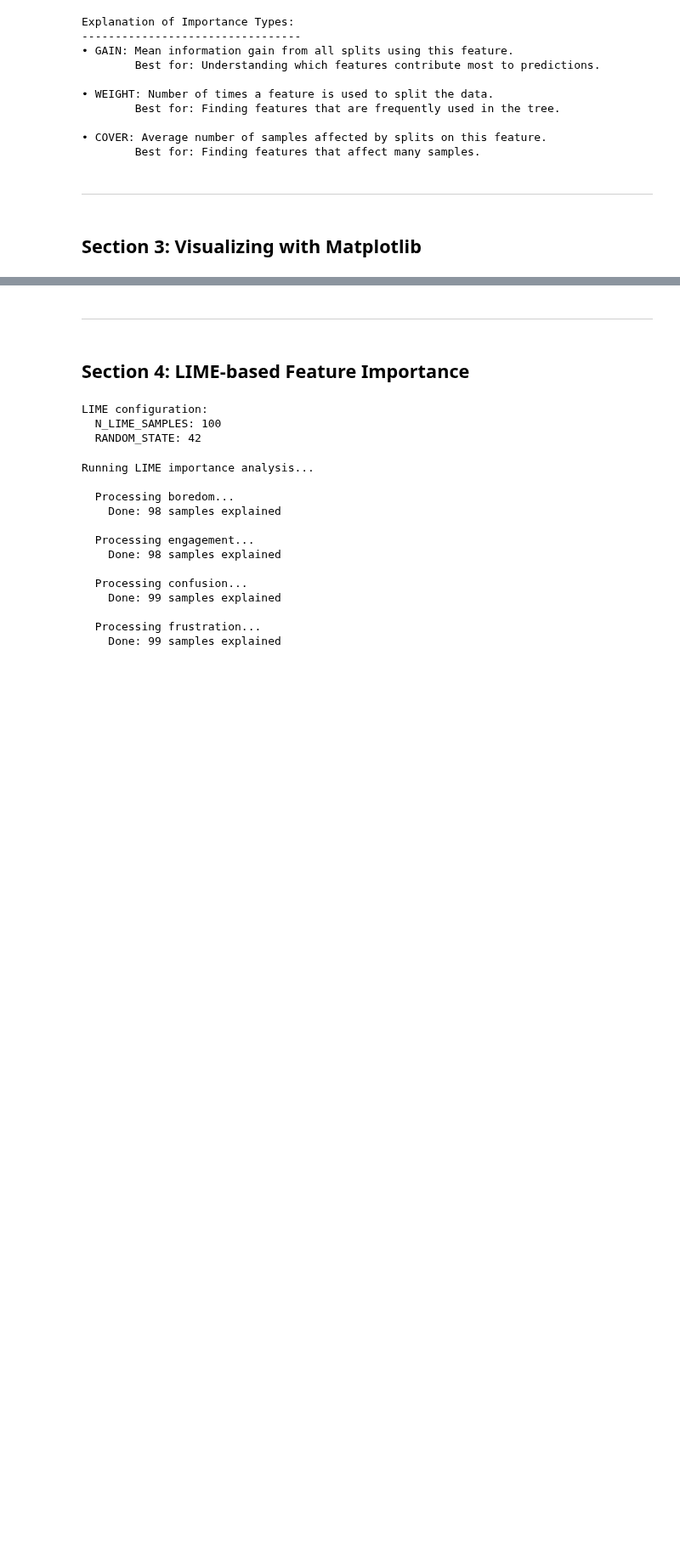
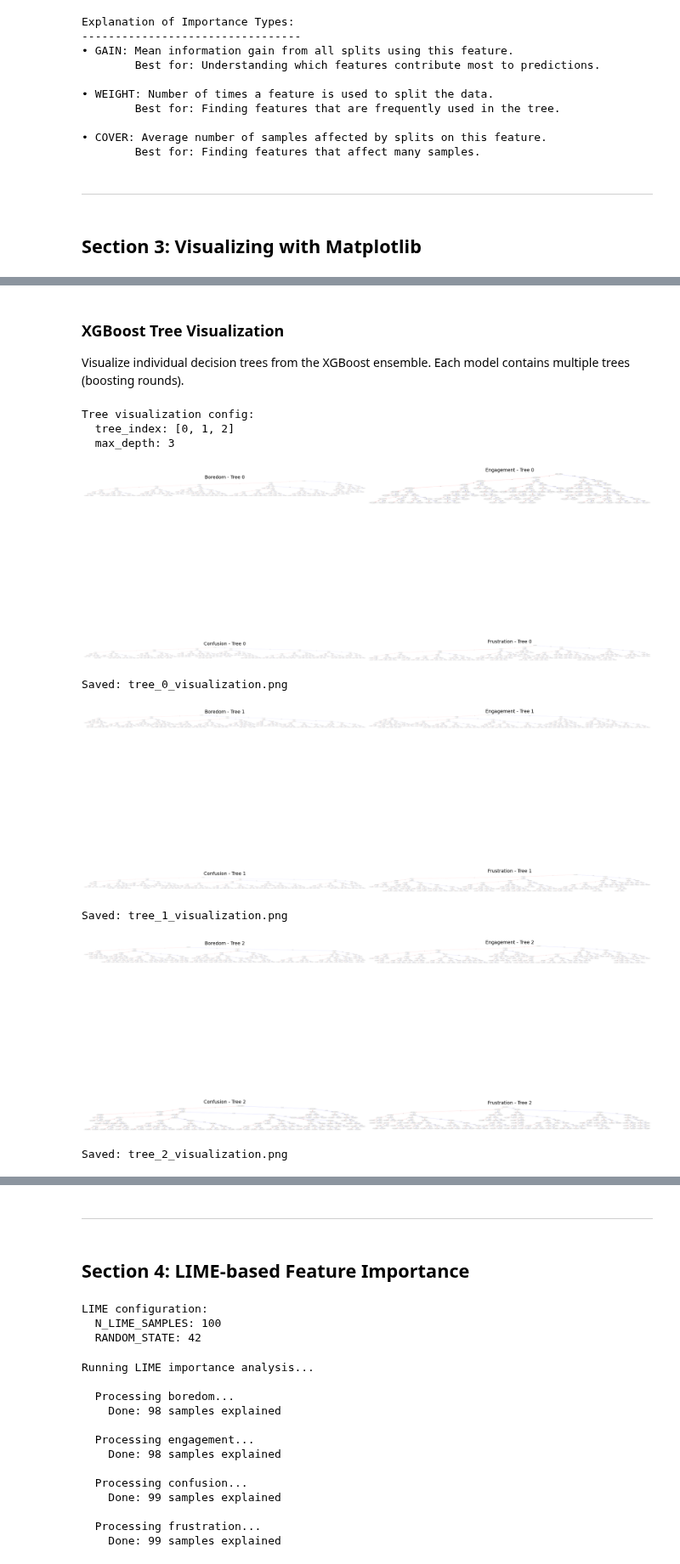
Before and after one commit to Hengborann-Moul/78D-XGBoost, a Jupyter notebook: notebooks/feature-importance-study.ipynb, the cells around one changed output, grey strips where cells are left out. Shown at 85% size. Drawn from its saved outputs; the diff is of its cells as text; code cells hidden in the pictures; blank space fills up the shorter version.

```diff
--- a/notebooks/feature-importance-study.ipynb
+++ b/notebooks/feature-importance-study.ipynb
@@ -376 +428,49 @@ print("Saved: native_importance_categories.png")
 Saved: native_importance_categories.png
+# %% [markdown]
+### XGBoost Tree Visualization
+
+Visualize individual decision trees from the XGBoost ensemble. Each model contains multiple trees (boosting rounds).
+# %%
+# Tree visualization configuration
+TREE_CONFIG = {
+    "tree_index": [0, 1, 2],       # Which trees to visualize (first 3 trees)
+    "max_depth": 3,              # Limit depth for readability
+    "dpi": 150,                  # Resolution for saved figures
+}
+
+print("Tree visualization config:")
+print(f"  tree_index: {TREE_CONFIG['tree_index']}")
+print(f"  max_depth: {TREE_CONFIG['max_depth']}")
+# %% [output]
+Tree visualization config:
+  tree_index: [0, 1, 2]
+  max_depth: 3
+# %%
+# Plot trees for each state
+for tree_idx in TREE_CONFIG["tree_index"]:
+    fig, axes = plt.subplots(2, 2, figsize=(24, 20))
+    axes = axes.flatten()
+
+    for idx, state in enumerate(AFFECTIVE_STATES):
+        ax = axes[idx]
+
+        # Plot the tree
+        xgb.plot_tree(
+            model.models[state],
+            num_trees=tree_idx,
+            max_depth=TREE_CONFIG["max_depth"],
+            ax=ax
+        )
+        ax.set_title(f'{state.capitalize()} - Tree {tree_idx}', fontsize=14)
+
+    plt.tight_layout()
+    plt.savefig(OUTPUT_DIR / 'plots' / f'tree_{tree_idx}_visualization.png', dpi=TREE_CONFIG["dpi"], bbox_inches='tight')
+    plt.show()
+    print(f"Saved: tree_{tree_idx}_visualization.png")
+# %% [output]
+[figure, added]
+Saved: tree_0_visualization.png
+[figure, added]
+Saved: tree_1_visualization.png
+[figure, added]
+Saved: tree_2_visualization.png
```
Also changed, not shown: parts of 10 cells of this notebook, 13 other files.
